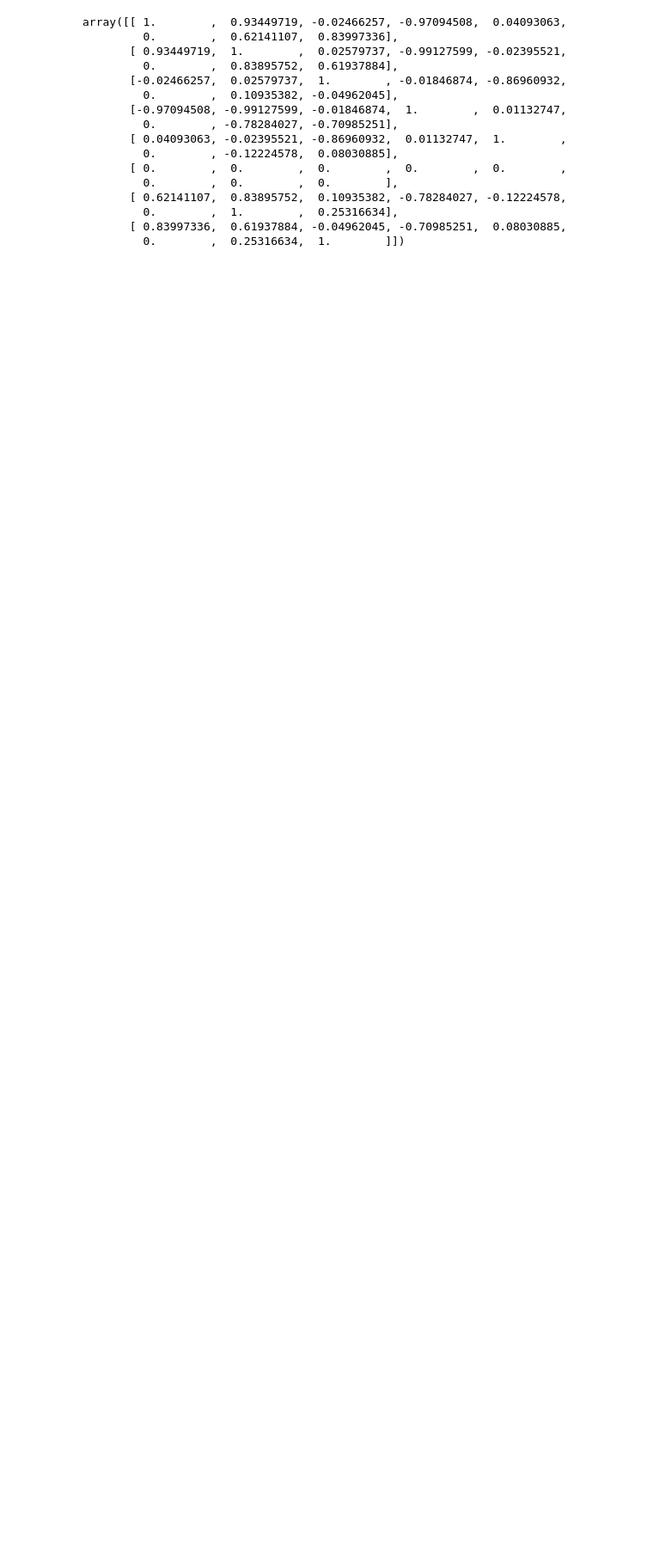
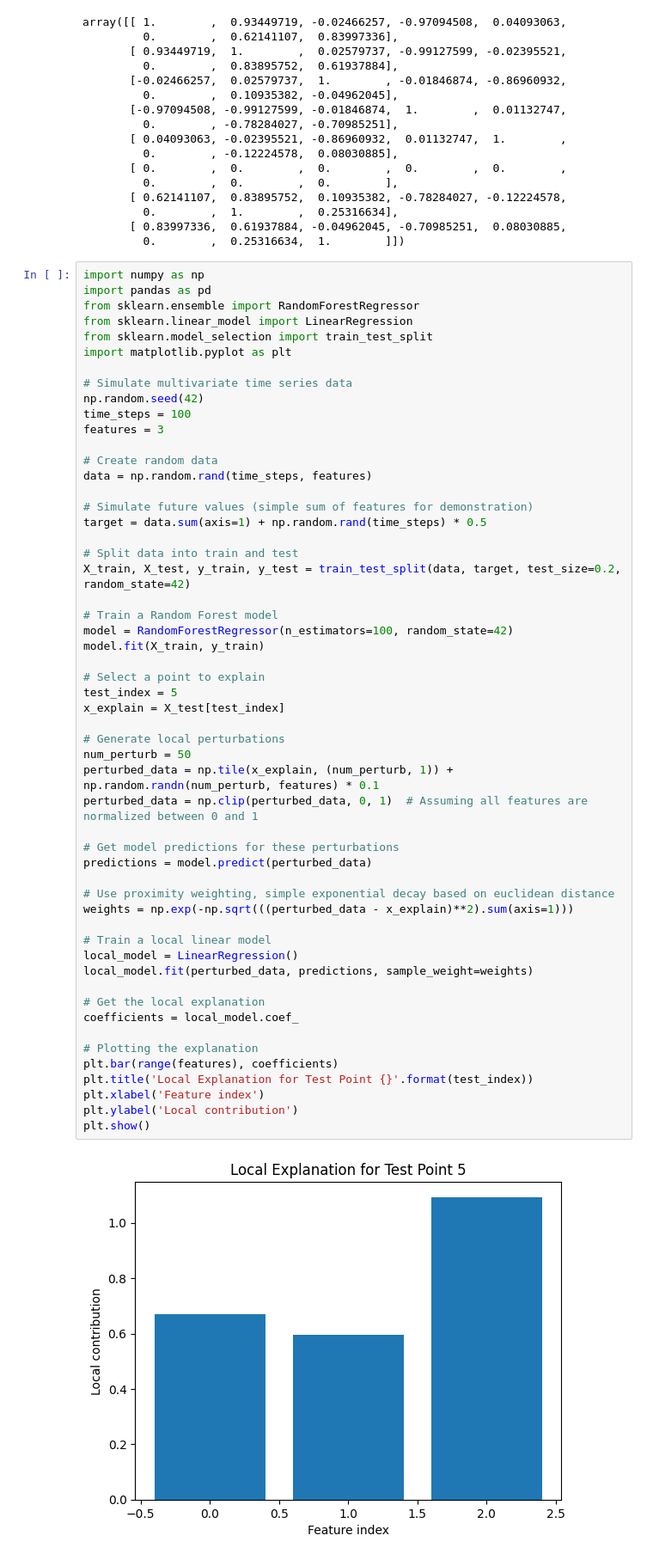
Before and after one commit to georgesmiaka/ITPF, a Jupyter notebook: forecast/notebooks/timeseries_analyse.ipynb, the cells around one changed output. Shown at 86% size. Saved outputs shown, nothing was run; the diff lists cells and outputs as text; blank space fills up the shorter version.

Commit message:
Save state may 17

```diff
--- a/forecast/notebooks/timeseries_analyse.ipynb
+++ b/forecast/notebooks/timeseries_analyse.ipynb
@@ -735,3 +735,59 @@ array([[ 1.        ,  0.93449719, -0.02466257, -0.97094508,  0.04093063,
          0.        ,  1.        ,  0.25316634],
        [ 0.83997336,  0.61937884, -0.04962045, -0.70985251,  0.08030885,
          0.        ,  0.25316634,  1.        ]])
+# %%
+import numpy as np
+import pandas as pd
+from sklearn.ensemble import RandomForestRegressor
+from sklearn.linear_model import LinearRegression
+from sklearn.model_selection import train_test_split
+import matplotlib.pyplot as plt
+
+# Simulate multivariate time series data
+np.random.seed(42)
+time_steps = 100
+features = 3
+
+# Create random data
+data = np.random.rand(time_steps, features)
+
+# Simulate future values (simple sum of features for demonstration)
+target = data.sum(axis=1) + np.random.rand(time_steps) * 0.5
+
+# Split data into train and test
+X_train, X_test, y_train, y_test = train_test_split(data, target, test_size=0.2, random_state=42)
+
+# Train a Random Forest model
+model = RandomForestRegressor(n_estimators=100, random_state=42)
+model.fit(X_train, y_train)
+
+# Select a point to explain
+test_index = 5
+x_explain = X_test[test_index]
+
+# Generate local perturbations
+num_perturb = 50
+perturbed_data = np.tile(x_explain, (num_perturb, 1)) + np.random.randn(num_perturb, features) * 0.1
+perturbed_data = np.clip(perturbed_data, 0, 1)  # Assuming all features are normalized between 0 and 1
+
+# Get model predictions for these perturbations
+predictions = model.predict(perturbed_data)
+
+# Use proximity weighting, simple exponential decay based on euclidean distance
+weights = np.exp(-np.sqrt(((perturbed_data - x_explain)**2).sum(axis=1)))
+
+# Train a local linear model
+local_model = LinearRegression()
+local_model.fit(perturbed_data, predictions, sample_weight=weights)
+
+# Get the local explanation
+coefficients = local_model.coef_
+
+# Plotting the explanation
+plt.bar(range(features), coefficients)
+plt.title('Local Explanation for Test Point {}'.format(test_index))
+plt.xlabel('Feature index')
+plt.ylabel('Local contribution')
+plt.show()
+# %% [output]
+[figure, added]
```
Also changed, not shown: parts of 27 cells of this notebook, 3 other files.
